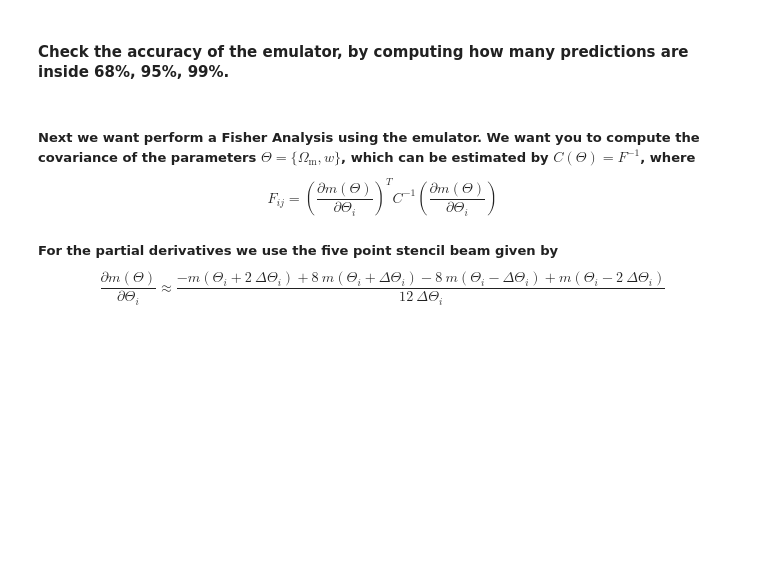
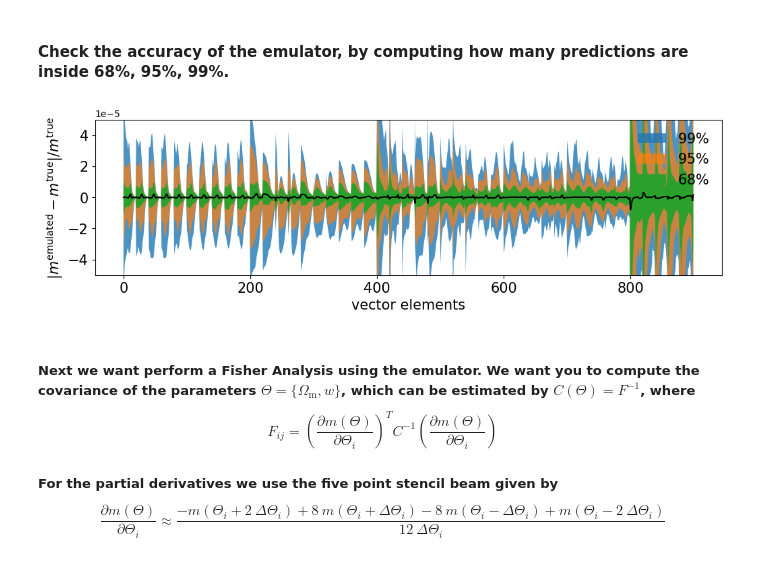
Before and after one commit to TheShak5/UWAstroStats, a Jupyter notebook: projects/2ptstat-analysis/assignments/assignment2_DarshakPatel.ipynb, the cells around one changed output. Drawn from its saved outputs; the diff is of its cells as text; code cells hidden in the pictures; blank space fills up the shorter version.

```diff
--- a/projects/2ptstat-analysis/assignments/assignment2_DarshakPatel.ipynb
+++ b/projects/2ptstat-analysis/assignments/assignment2_DarshakPatel.ipynb
@@ -127,4 +141,5 @@ learning rate = 0.001, batch size = 1024
 # %%
+cp_nn = cosmopower_NN(restore=True, restore_filename='')
 # Checking the version of Tensorflow
 # tf.__version__
 # %% [markdown]
@@ -132,33 +147,37 @@ learning rate = 0.001, batch size = 1024
 # %%
 emulated_features = cp_nn.predictions_np(test_params)
 
 # if you modified the training features you need to convert back the output back the original data vectors
 """emulated_features = cp_nn.predictions_np(test_params) * np.std(train_features)"""
 
-"""emulated_features = emulated_features + minimum_feature
+"""emulated_features = emulated_features + minimum_feature #axis=0
 emulated_features = emulated_features*maximum_feaure"""
 
 # adding 1 as we've added one to the train_features earlier when training the CNN
-diff=(emulated_features/(test_features+1)-1) # Measure the relative difference between test sample and the emualted models
+diff=((emulated_features+1)/(test_features+1)-1) # Measure the relative difference between test sample and the emualted models
 
 mean_diff = np.mean(diff,0)
 percentiles1 = np.percentile(diff, [50-34, 50+34],axis=0)
 percentiles2 = np.percentile(diff, [50-(95/2), 50+(95/2)], axis=0)
 percentiles3 = np.percentile(diff, [50-(99/2), 50+(99/2)], axis=0)
 bins=range(diff.shape[1])
 
 plt.figure(figsize=(12, 3),dpi=100)
 plt.fill_between(bins, percentiles3[0], percentiles3[1], label = '$99\%$', alpha=0.8)
 plt.fill_between(bins, percentiles2[0], percentiles2[1], label = '$95\%$', alpha = 0.7)
 plt.fill_between(bins, percentiles1[0], percentiles1[1], label = '$68\%$', alpha = 1)
 plt.plot(bins, mean_diff,'-',color='black')
 plt.xticks(fontsize=15)
 plt.yticks(fontsize=15)
 plt.legend(frameon=False, fontsize=15, loc='upper right')
 plt.ylabel(r'$| m^{\mathrm{emulated}} - m^{\mathrm{true}}|/  m^{\mathrm{true}}$', fontsize=15)
 plt.xlabel(r'vector elements',  fontsize=15)
-#plt.ylim(-0.001,0.001)
+plt.ylim(-0.00005,0.00005)
 plt.show()
+
+# Plot (NN-GT)/std
+# %% [output]
+[figure, added]
 # %% [markdown]
 ##### Next we want perform a Fisher Analysis using the emulator. We want you to compute the covariance of the parameters $\Theta = \{\Omega_\mathrm{m},w\}$, which can be estimated by $C(\Theta) = F^{-1}$, where $$F_{ij}= \left(\frac{\partial m(\Theta)}{\partial \Theta_i}\right)^{T} C^{-1} \left(\frac{\partial m(\Theta)}{\partial \Theta_i}\right)$$
 ##### For the partial derivatives we use the five point stencil beam given by $$\frac{\partial m(\Theta)}{\partial \Theta_i}\approx \frac{-m(\Theta_i + 2\ \Delta \Theta_i) + 8 \ m(\Theta_i +  \Delta \Theta_i) - 8 \ m(\Theta_i - \Delta \Theta_i) + m(\Theta_i - 2\ \Delta \Theta_i)}{12 \ \Delta \Theta_i }$$
```
Also changed, not shown: parts of 16 cells of this notebook, 2 other files.
